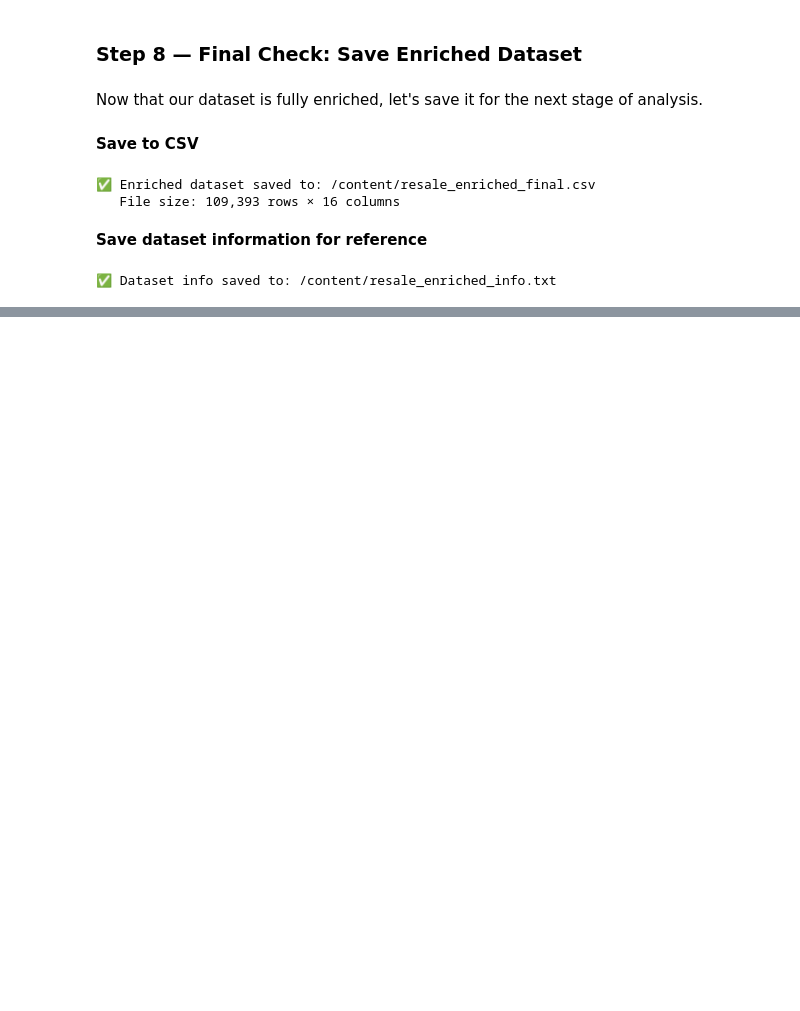
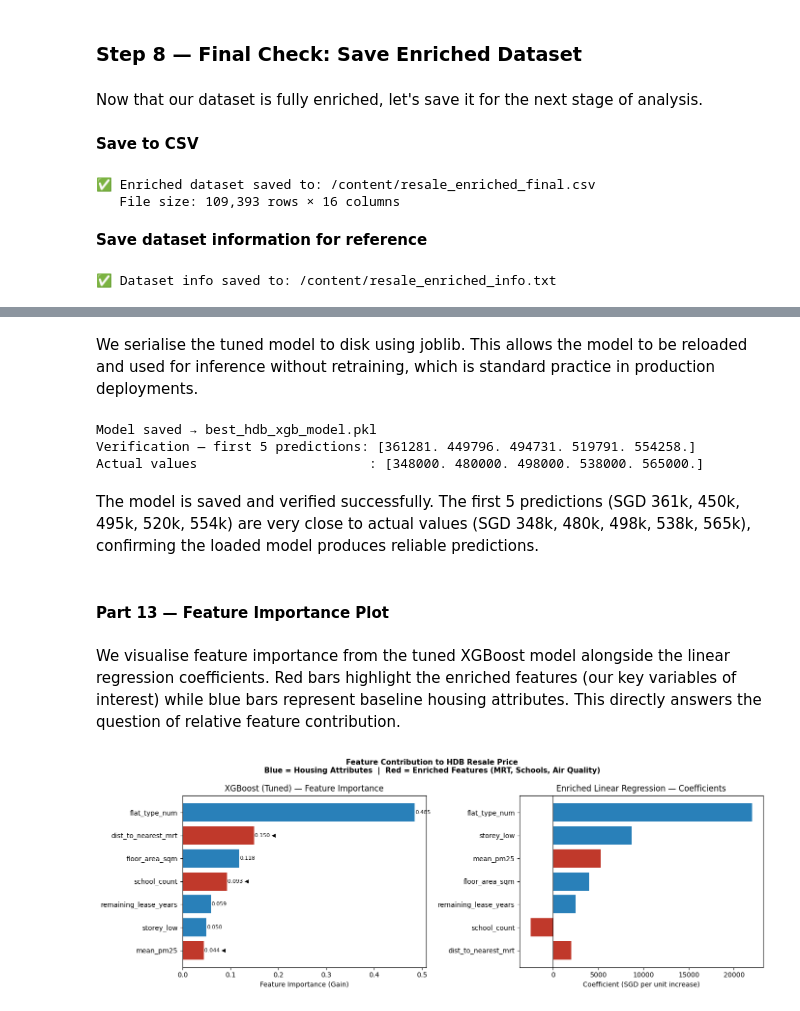
Before and after one commit to ngzhiwei517/HDB-Resale-Price-Analysis-project, a Jupyter notebook: SC3021_Group_4.ipynb, the cells around one changed output, grey strips where cells are left out. Drawn from its saved outputs; the diff is of its cells as text; code cells hidden in the pictures; blank space fills up the shorter version.

```diff
--- a/SC3021_Group_4.ipynb
+++ b/SC3021_Group_4.ipynb
@@ -2382,0 +2443,5 @@ print(f"✅ Dataset info saved to: {info_file}")
+# %%
+# Encode flat type
+flat_type_order = {'1 ROOM': 1, '2 ROOM': 2, '3 ROOM': 3, '4 ROOM': 4,
+                   '5 ROOM': 5, 'EXECUTIVE': 6, 'MULTI-GENERATION': 7}
+df['flat_type_num'] = df['flat_type'].map(flat_type_order)
@@ -2382,0 +2670,12 @@ print(f"✅ Dataset info saved to: {info_file}")
+# %%
+best_xgb     = grid_search.best_estimator_
+y_pred_tuned = best_xgb.predict(X_enr_test)
+
+r2_tuned   = r2_score(y_test, y_pred_tuned)
+rmse_tuned = np.sqrt(mean_squared_error(y_test, y_pred_tuned))
+cv_tuned   = grid_search.best_score_
+
+print(f"Tuned XGBoost")
+print(f"  R² (Test) : {r2_tuned:.4f}  (default: {r2_xgb:.4f})")
+print(f"  RMSE      : {rmse_tuned:,.0f} SGD  (default: {rmse_xgb:,.0f})")
+print(f"  CV R²     : {cv_tuned:.4f}  (default: {cv_xgb:.4f})")
@@ -2382,0 +2693,61 @@ print(f"✅ Dataset info saved to: {info_file}")
+# %% [markdown]
+We serialise the tuned model to disk using joblib. This allows the model to be reloaded and used for inference without retraining, which is standard practice in production deployments.
+# %%
+joblib.dump(best_xgb, 'best_hdb_xgb_model.pkl')
+print("Model saved → best_hdb_xgb_model.pkl")
+
+# Verify reload
+loaded_model = joblib.load('best_hdb_xgb_model.pkl')
+sample_preds = loaded_model.predict(X_enr_test[:5])
+print(f"Verification — first 5 predictions: {np.round(sample_preds, 0)}")
+print(f"Actual values                      : {y_test.values[:5]}")
+# %% [output]
+Model saved → best_hdb_xgb_model.pkl
+Verification — first 5 predictions: [361281. 449796. 494731. 519791. 554258.]
+Actual values                      : [348000. 480000. 498000. 538000. 565000.]
+# %% [markdown]
+The model is saved and verified successfully. The first 5 predictions (SGD 361k, 450k, 495k, 520k, 554k) are very close to actual values (SGD 348k, 480k, 498k, 538k, 565k), confirming the loaded model produces reliable predictions.
+# %% [markdown]
+#### Part 13 — Feature Importance Plot
+# %% [markdown]
+We visualise feature importance from the tuned XGBoost model alongside the linear regression coefficients. Red bars highlight the enriched features (our key variables of interest) while blue bars represent baseline housing attributes. This directly answers the question of relative feature contribution.
+# %%
+feat_imp = pd.DataFrame({
+    'Feature'  : enriched_features,
+    'Importance': best_xgb.feature_importances_
+}).sort_values('Importance', ascending=True)
+
+coef_df = pd.DataFrame({
+    'Feature'    : enriched_features,
+    'Coefficient': lr_enr.coef_
+}).sort_values('Coefficient', key=abs, ascending=True)
+
+enriched_set = {'dist_to_nearest_mrt', 'school_count', 'mean_pm25'}
+
+fig, axes = plt.subplots(1, 2, figsize=(14, 5))
+
+# XGBoost importance
+colors_imp = ['#c0392b' if f in enriched_set else '#2980b9' for f in feat_imp['Feature']]
+axes[0].barh(feat_imp['Feature'], feat_imp['Importance'], color=colors_imp)
+for i, (imp, feat) in enumerate(zip(feat_imp['Importance'], feat_imp['Feature'])):
+    tag = ' ◀' if feat in enriched_set else ''
+    axes[0].text(imp + 0.001, i, f'{imp:.3f}{tag}', va='center', fontsize=8)
+axes[0].set_xlabel('Feature Importance (Gain)')
+axes[0].set_title('XGBoost (Tuned) — Feature Importance')
+
+# Linear coefficients
+colors_coef = ['#c0392b' if f in enriched_set else '#2980b9' for f in coef_df['Feature']]
+axes[1].barh(coef_df['Feature'], coef_df['Coefficient'], color=colors_coef)
+axes[1].axvline(0, color='black', linewidth=0.8)
+axes[1].set_xlabel('Coefficient (SGD per unit increase)')
+axes[1].set_title('Enriched Linear Regression — Coefficients')
+
+plt.suptitle(
+    'Feature Contribution to HDB Resale Price\n'
+    'Blue = Housing Attributes  |  Red = Enriched Features (MRT, Schools, Air Quality)',
+    fontsize=11, fontweight='bold'
+)
+plt.tight_layout()
+plt.show()
+# %% [output]
+[figure, added]
```
Also changed, not shown: parts of 69 cells of this notebook.
